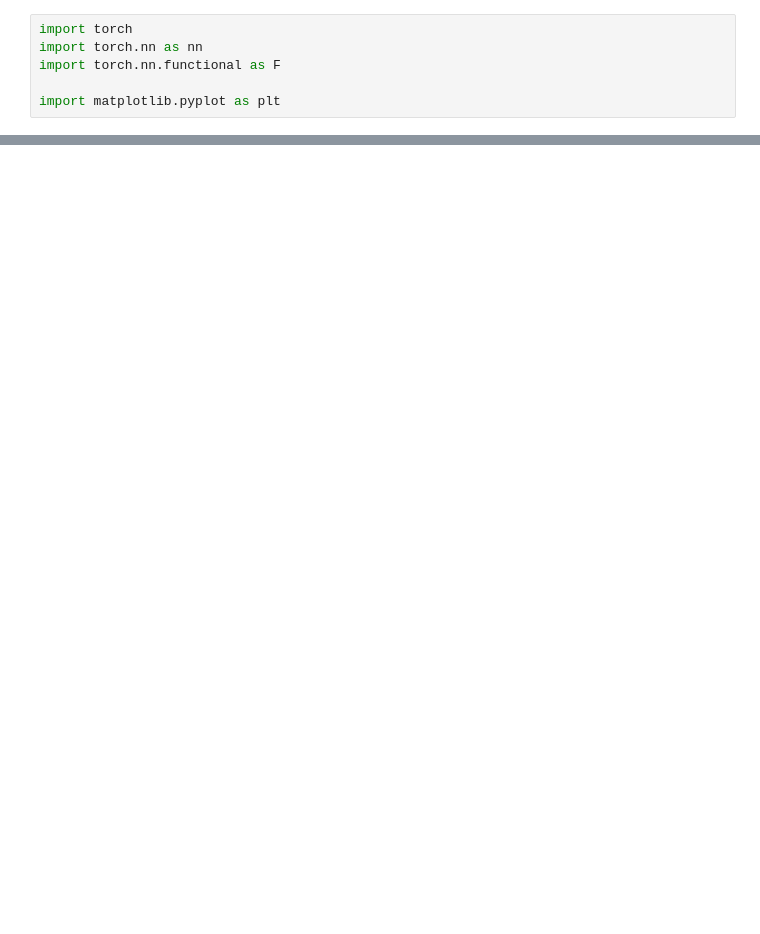
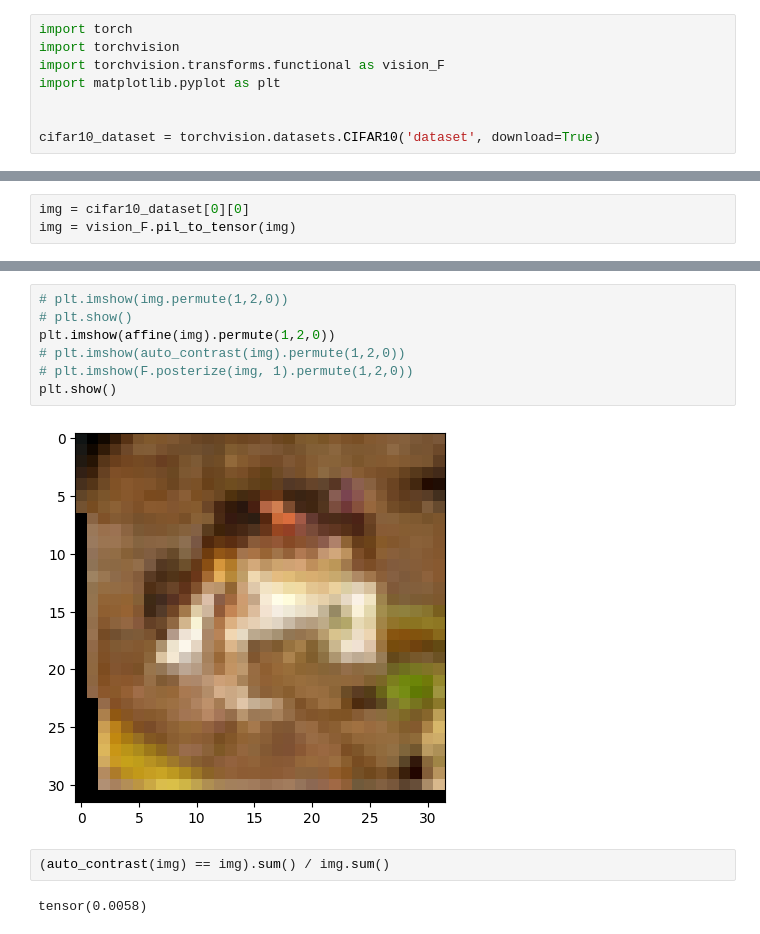
Before and after one commit to TheSun00000/RL_enhanced_SSL, a Jupyter notebook: tmp.ipynb, the cells around one changed output, grey strips where cells are left out. Saved outputs shown, nothing was run; the diff lists cells and outputs as text; blank space fills up the shorter version.

Commit message:
add affine, cutout, autocontrast, posterize

```diff
--- a/tmp.ipynb
+++ b/tmp.ipynb
@@ -1,6 +1,8 @@
 # %%
 import torch
-import torch.nn as nn
-import torch.nn.functional as F
+import torchvision
+import torchvision.transforms.functional as vision_F
+import matplotlib.pyplot as plt
 
-import matplotlib.pyplot as plt
+
+cifar10_dataset = torchvision.datasets.CIFAR10('dataset', download=True)
@@ -77,0 +11,3 @@ torch.Size([100, 2, 10])
+# %%
+img = cifar10_dataset[0][0]
+img = vision_F.pil_to_tensor(img)
@@ -77,0 +82,13 @@ torch.Size([100, 2, 10])
+# %%
+# plt.imshow(img.permute(1,2,0))
+# plt.show()
+plt.imshow(affine(img).permute(1,2,0))
+# plt.imshow(auto_contrast(img).permute(1,2,0))
+# plt.imshow(F.posterize(img, 1).permute(1,2,0))
+plt.show()
+# %% [output]
+[figure, added]
+# %%
+(auto_contrast(img) == img).sum() / img.sum()
+# %% [output]
+tensor(0.0058)
```
Also changed, not shown: parts of 17 cells of this notebook, 3 other files.
